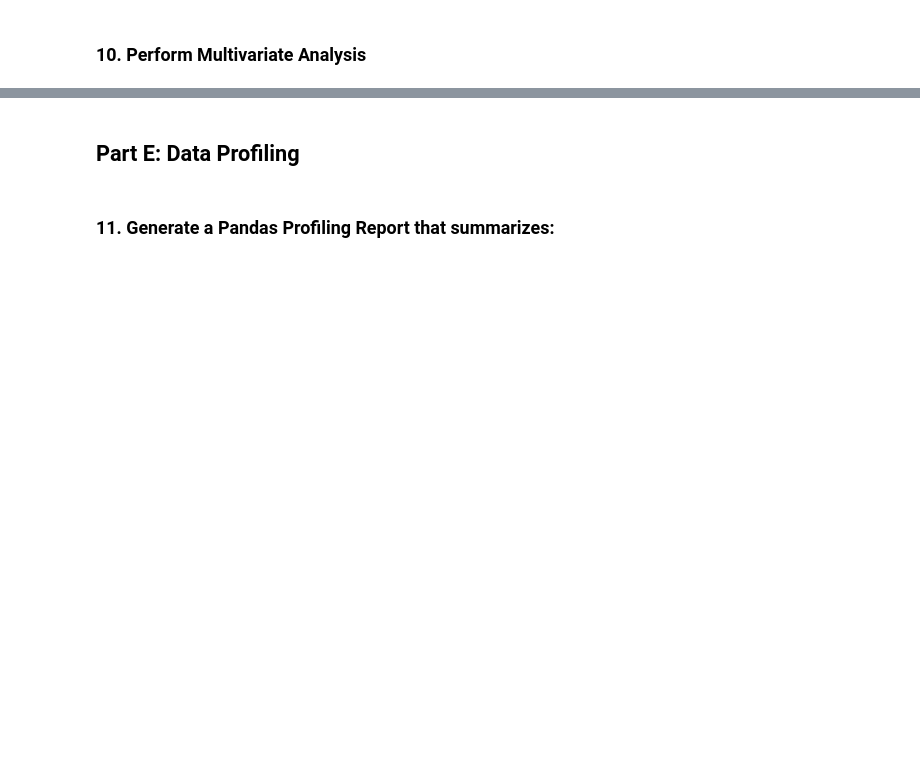
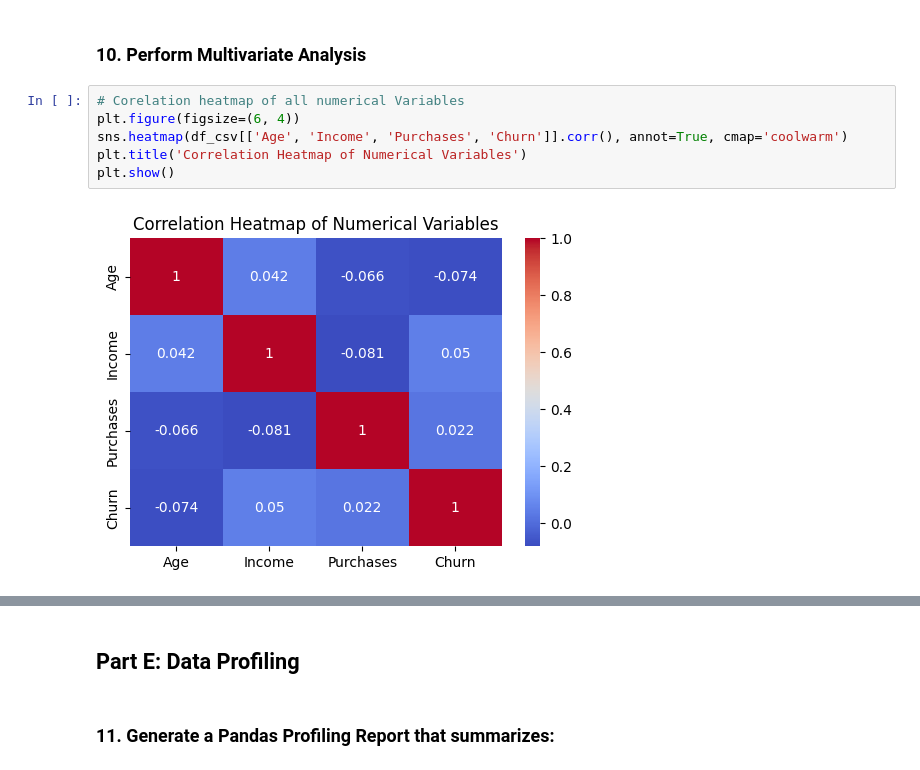
Before and after one commit to ah1331/rw, a Jupyter notebook: DPFE/pr1/data_profiler.ipynb, the cells around one changed output, grey strips where cells are left out. Saved outputs shown, nothing was run; the diff lists cells and outputs as text; blank space fills up the shorter version.

```diff
--- a/DPFE/pr1/data_profiler.ipynb
+++ b/DPFE/pr1/data_profiler.ipynb
@@ -143,2 +190,10 @@ df_csv.drop_duplicates(inplace=True)
 # %% [markdown]
 ### 10. Perform Multivariate Analysis
+# %%
+# Corelation heatmap of all numerical Variables
+plt.figure(figsize=(6, 4))
+sns.heatmap(df_csv[['Age', 'Income', 'Purchases', 'Churn']].corr(), annot=True, cmap='coolwarm')
+plt.title('Correlation Heatmap of Numerical Variables')
+plt.show()
+# %% [output]
+[figure, added]
```
Also changed, not shown: parts of 5 cells of this notebook, 1 other file.
